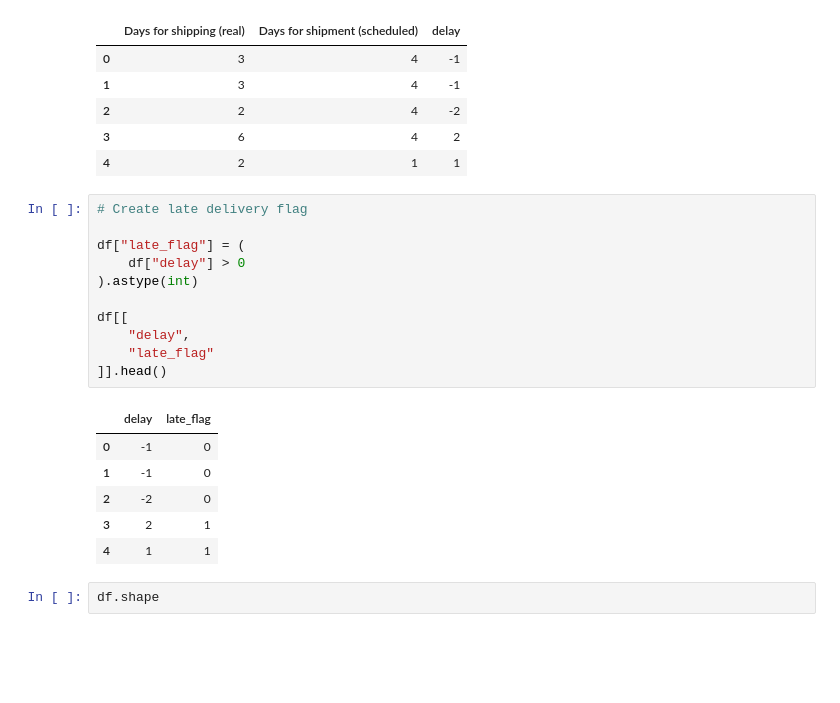
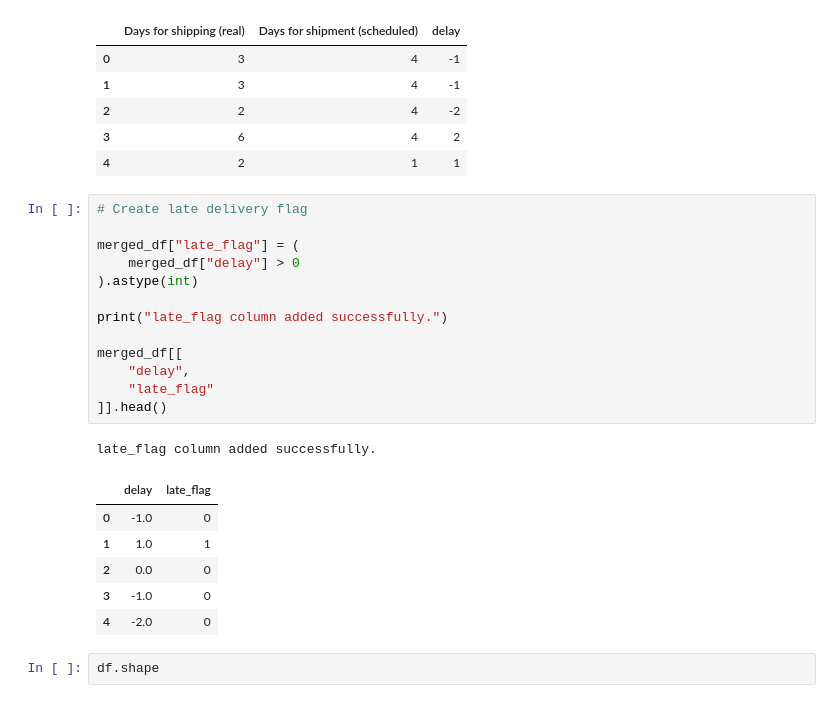
Before and after one commit to AryaTamhane18/BigData_and_BI_CapstoneProject, a Jupyter notebook: notebooks/01_etl.ipynb, the cells around one changed output. Drawn from its saved outputs; the diff is of its cells as text; blank space fills up the shorter version.

```diff
--- a/notebooks/01_etl.ipynb
+++ b/notebooks/01_etl.ipynb
@@ -322,21 +326,24 @@ df[[
 # %%
 # Create late delivery flag
 
-df["late_flag"] = (
-    df["delay"] > 0
+merged_df["late_flag"] = (
+    merged_df["delay"] > 0
 ).astype(int)
 
-df[[
+print("late_flag column added successfully.")
+
+merged_df[[
     "delay",
     "late_flag"
 ]].head()
 # %% [output]
+late_flag column added successfully.
 |  | delay | late_flag |
-| 0 | -1 | 0 |
-| 1 | -1 | 0 |
-| 2 | -2 | 0 |
-| 3 | 2 | 1 |
-| 4 | 1 | 1 |
+| 0 | -1.0 | 0 |
+| 1 | 1.0 | 1 |
+| 2 | 0.0 | 0 |
+| 3 | -1.0 | 0 |
+| 4 | -2.0 | 0 |
 # %%
 df.shape
 # %% [output]
```
Also changed, not shown: parts of 7 cells of this notebook.
